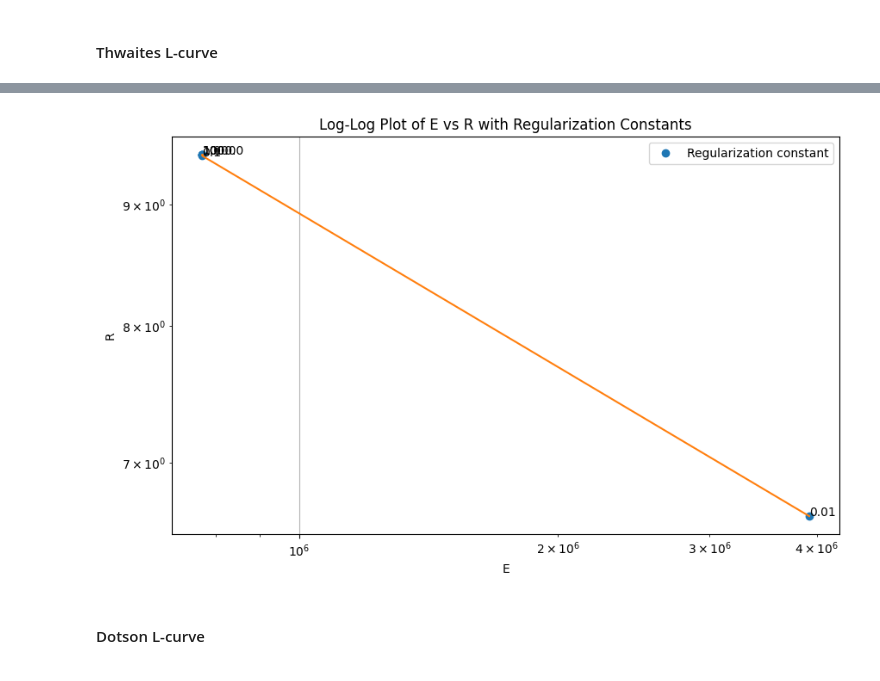
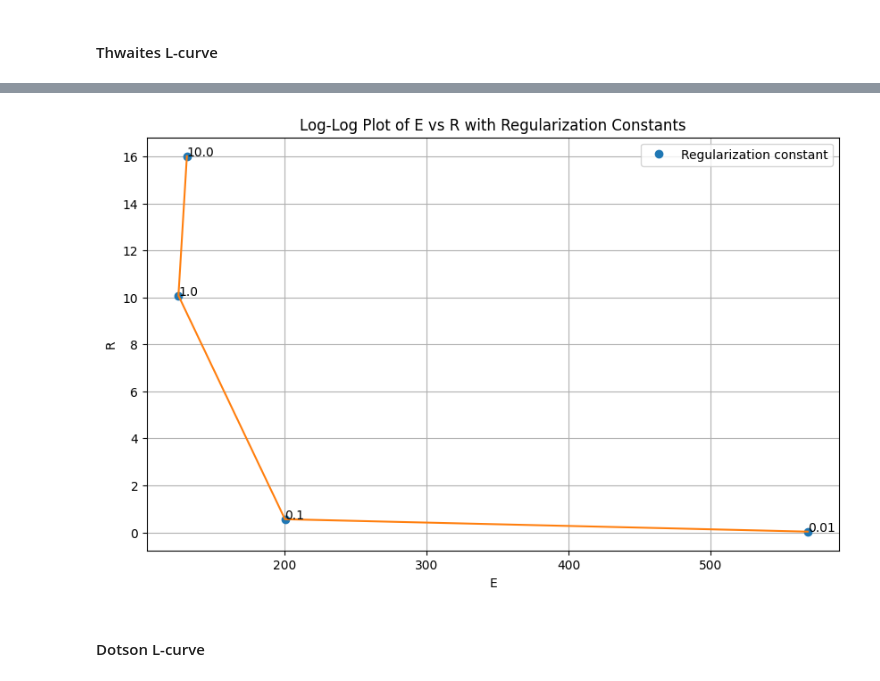
Before and after one commit to racheetmatai/icepack-inverse, a Jupyter notebook: L-curve.ipynb, the cells around one changed output, grey strips where cells are left out. Drawn from its saved outputs; the diff is of its cells as text; code cells hidden in the pictures.

```diff
--- a/L-curve.ipynb
+++ b/L-curve.ipynb
@@ -107,7 +109,19 @@ l_curve = pd.DataFrame({
+# %%
+data = {
+    'reg': [0.01, 0.1, 1, 10],
+    'J1': [568.5430921059252, 200.15193884090579, 125.05111469154097, 131.02607789480362],
+    'J2': [0.029821845834902418, 0.5584096178962419, 10.077985527278557, 16.01170699159037]
+}
+
+l_curve = pd.DataFrame(data)
+l_curve = l_curve.sort_values('reg')
+l_curve
+
+l_curve = pd.DataFrame(data)
 # %%
-plot_lcurve(l_curve, loglog=True)
+plot_lcurve(l_curve, loglog=False)
 # %% [output]
-[figure, old version]
+[figure, new version]
 # %% [markdown]
 #### Dotson L-curve
 # %%
```
Also changed, not shown: parts of 11 cells of this notebook, 2 other files.
